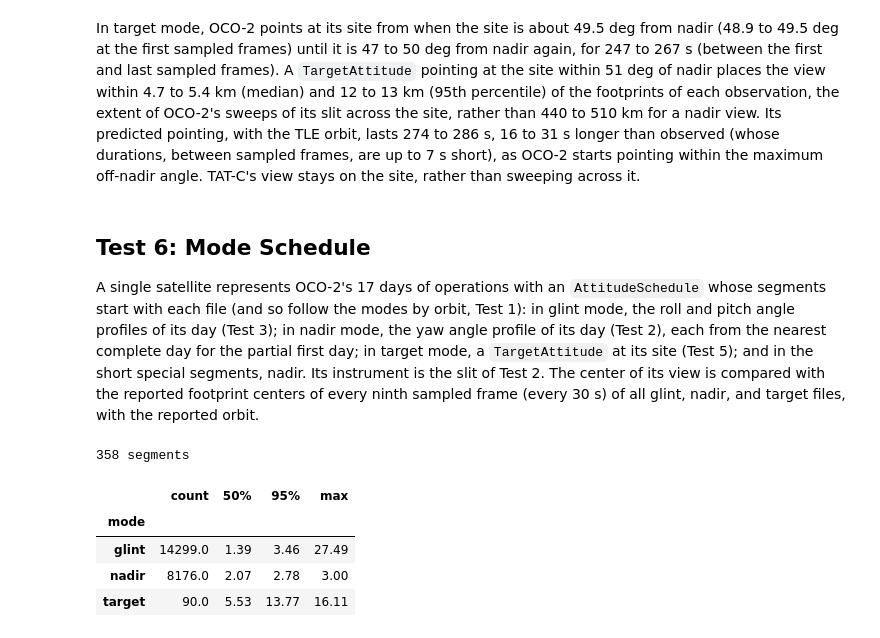
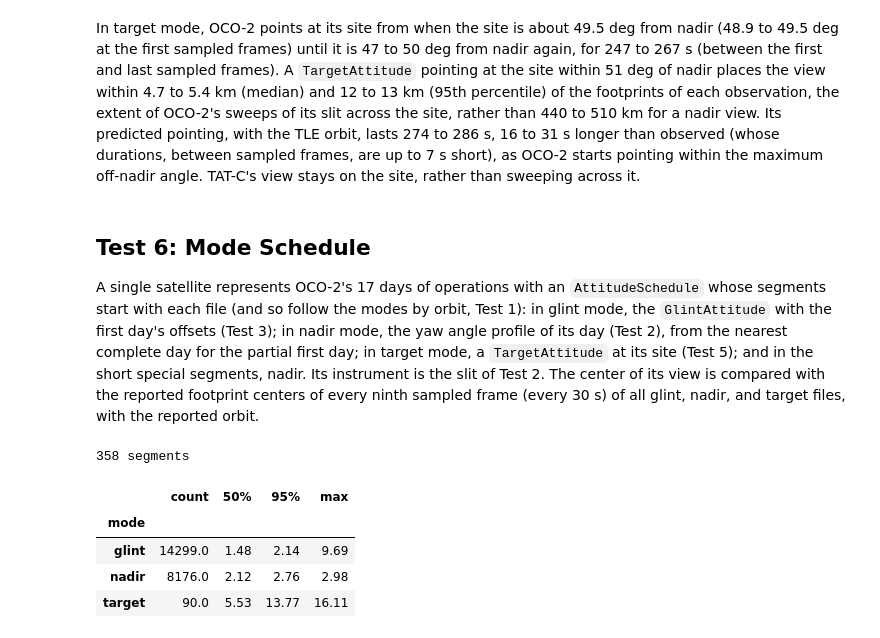
Before and after one commit to code-lab-org/tatc, a Jupyter notebook: docs/validation/ValidatePointingOCO2.ipynb, the cells around one changed output. Cells and saved outputs as stored; diff of their text form; code cells hidden in the pictures.

```diff
--- a/docs/validation/ValidatePointingOCO2.ipynb
+++ b/docs/validation/ValidatePointingOCO2.ipynb
@@ -165,8 +165,8 @@ from skyfield.positionlib import Geocentric
 from skyfield.units import Distance, Velocity
 
 from tatc.constants import timescale
-from tatc.schemas import Attitude, AttitudeSchedule, GeneralPerturbationsOrbit, Point, PointedInstrument, Satellite, TargetAttitude
-from tatc.utils import compute_argument_of_latitude, compute_projected_ray_position, compute_view_angles, geodesic_distance
+from tatc.schemas import Attitude, AttitudeSchedule, GeneralPerturbationsOrbit, GlintAttitude, Point, PointedInstrument, Satellite, TargetAttitude
+from tatc.utils import compute_argument_of_latitude, compute_projected_ray_position, compute_specular_point, compute_view_angles, geodesic_distance
 
 orbit = GeneralPerturbationsOrbit.from_tle(TLE)
 BLUE, ORANGE, AQUA, GRAY, INK, PURPLE = "#2a78d6", "#eb6834", "#1baf7a", "#8a8984", "#0b0b0b", "#8e5bd8"
@@ -175,7 +175,8 @@ plt.rcParams.update({"axes.spines.top": False, "axes.spines.right": False, "axes
 
 def frame_track(record, k):
     """OCO-2's reported (inertial) position and velocity at frames k."""
-    t = timescale.tai(1993, 1, 1, 0, 0, 26 + record["frame_time_tai93"][k].astype(float))
+    # TAI seconds since 1993-01-01 00:00:00 UTC, when TAI - UTC was 27 s
+    t = timescale.tai(1993, 1, 1, 0, 0, 27 + record["frame_time_tai93"][k].astype(float))
     return Geocentric(Distance(m=record["spacecraft_position"][k].T.astype(float)).au, Velocity(km_per_s=record["spacecraft_velocity"][k].T.astype(float) / 1e3).au_per_d, t)
 
 
@@ -444,12 +507,17 @@ glint off-pointing angle: median 7.0 deg, range 4.0 to 9.3 deg (5th to 95th perc
 # %%
-fig, axes = plt.subplots(1, 2, figsize=(12, 3.8))
+fig, axes = plt.subplots(1, 3, figsize=(15, 3.8))
 for day, color in [(days[1], BLUE), (days[len(days) // 2], PURPLE), (days[-1], ORANGE)]:
     subset = glint[glint.day == day].iloc[::10]
     u = (subset["argument of latitude (deg)"] + 90) % 360 - 90
     axes[0].scatter(u, subset["roll (deg)"], s=2, color=color, label=day)
     axes[1].scatter(u, subset["pitch (deg)"], s=2, color=color, label=day)
+    axes[2].scatter(subset["specular point off nadir (deg)"], subset["offset (deg)"], s=2, color=color, label=day)
+axes[2].plot(*zip(*offset_profile), color=INK, lw=1, label="profile (first day)")
 axes[0].set(xlabel="Argument of latitude (deg)", ylabel="Roll (deg, positive left)", title="Glint mode roll")
 axes[1].set(xlabel="Argument of latitude (deg)", ylabel="Pitch (deg, positive forward)", title="Glint mode pitch")
+axes[2].set(xlabel="Specular point's angle from nadir (deg)", ylabel="Offset toward nadir (deg)", title="Offset from the specular point")
 axes[0].legend(frameon=False, markerscale=5)
+axes[2].legend(frameon=False, markerscale=5, fontsize=8)
+fig.tight_layout()
 plt.show()
 # %% [output]
@@ -560,10 +634,9 @@ In target mode, OCO-2 points at its site from when the site is about 49.5 deg fr
 # %% [markdown]
 ## Test 6: Mode Schedule
 
-A single satellite represents OCO-2's 17 days of operations with an `AttitudeSchedule` whose segments start with each file (and so follow the modes by orbit, Test 1): in glint mode, the roll and pitch angle profiles of its day (Test 3); in nadir mode, the yaw angle profile of its day (Test 2), each from the nearest complete day for the partial first day; in target mode, a `TargetAttitude` at its site (Test 5); and in the short special segments, nadir. Its instrument is the slit of Test 2. The center of its view is compared with the reported footprint centers of every ninth sampled frame (every 30 s) of all glint, nadir, and target files, with the reported orbit.
+A single satellite represents OCO-2's 17 days of operations with an `AttitudeSchedule` whose segments start with each file (and so follow the modes by orbit, Test 1): in glint mode, the `GlintAttitude` with the first day's offsets (Test 3); in nadir mode, the yaw angle profile of its day (Test 2), from the nearest complete day for the partial first day; in target mode, a `TargetAttitude` at its site (Test 5); and in the short special segments, nadir. Its instrument is the slit of Test 2. The center of its view is compared with the reported footprint centers of every ninth sampled frame (every 30 s) of all glint, nadir, and target files, with the reported orbit.
 # %%
-# profiles of the complete days (from the second), to cover the whole orbit
-glint_profiles = {day: fit_profiles(glint[glint.day == day]) for day in days[1:]}
+# yaw profiles of the complete days (from the second), to cover the whole orbit
 nadir_profiles = {day: fit_yaw_profile(nadir_frames[nadir_frames.day == day]) for day in nadir_days[1:]}
 
 
@@ -575,37 +648,37 @@ def nearest(profiles, day):
 def mode_attitude(record, day):
     """The spacecraft's attitude in the mode of an orbit file."""
     if record["mode"] == "GL":
-        roll, pitch = nearest(glint_profiles, day)
-        return Attitude(roll_angle_profile=roll, pitch_angle_profile=pitch)
+        # pointing near the glint, with the first day's offsets (Test 3)
+        return glint_attitude
     if record["mode"] == "ND":
         return Attitude(yaw_angle_profile=nearest(nadir_profiles, day))
     if record["mode"] == "TG":
         return TargetAttitude(targets=[targets[record["name"]]], max_off_nadir_angle=MAX_OFF_NADIR)
     return Attitude()
 
 
 # each segment starts a second before its file's first frame (whose time, as a datetime, is rounded to a microsecond)
 starts = [frame_track(record, np.array([0])).t.utc_datetime()[0] - timedelta(seconds=1) for record in files]
 order = np.argsort(starts)
 schedule = AttitudeSchedule.from_attitudes([starts[i] for i in order], [mode_attitude(files[i], starts[i].strftime("%Y-%m-%d")) for i in order])
 oco2 = Satellite(name="OCO-2", orbit=orbit, instruments=[slit], attitude=schedule)
 instrument = oco2.get_instrument()
 rows6 = []
 for record in files:
     if record["mode"] not in ("GL", "ND", "TG"):
         continue
     k = np.arange(0, len(record["frame_time_tai93"]), 9)
     lat, lon = frame_centers(record, k)
     center = instrument.compute_footprint_center(frame_track(record, k))
     rows6.append(pd.DataFrame({"mode": record["mode"], "distance (km)": geodesic_distance(lon, lat, center.longitude.degrees, center.latitude.degrees) / 1e3}))
 errors6 = pd.concat(rows6)
 print(f"{len(schedule.segments)} segments")
 errors6.groupby("mode")["distance (km)"].describe(percentiles=[0.5, 0.95])[["count", "50%", "95%", "max"]].rename(index={"GL": "glint", "ND": "nadir", "TG": "target"}).round(2)
 # %% [output]
 358 segments
 |  | count | 50% | 95% | max |
 | mode |  |  |  |  |
-| glint | 14299.0 | 1.39 | 3.46 | 27.49 |
-| nadir | 8176.0 | 2.07 | 2.78 | 3.00 |
+| glint | 14299.0 | 1.48 | 2.14 | 9.69 |
+| nadir | 8176.0 | 2.12 | 2.76 | 2.98 |
 | target | 90.0 | 5.53 | 13.77 | 16.11 |
 # %% [markdown]
```
Also changed, not shown: parts of 13 cells of this notebook.
